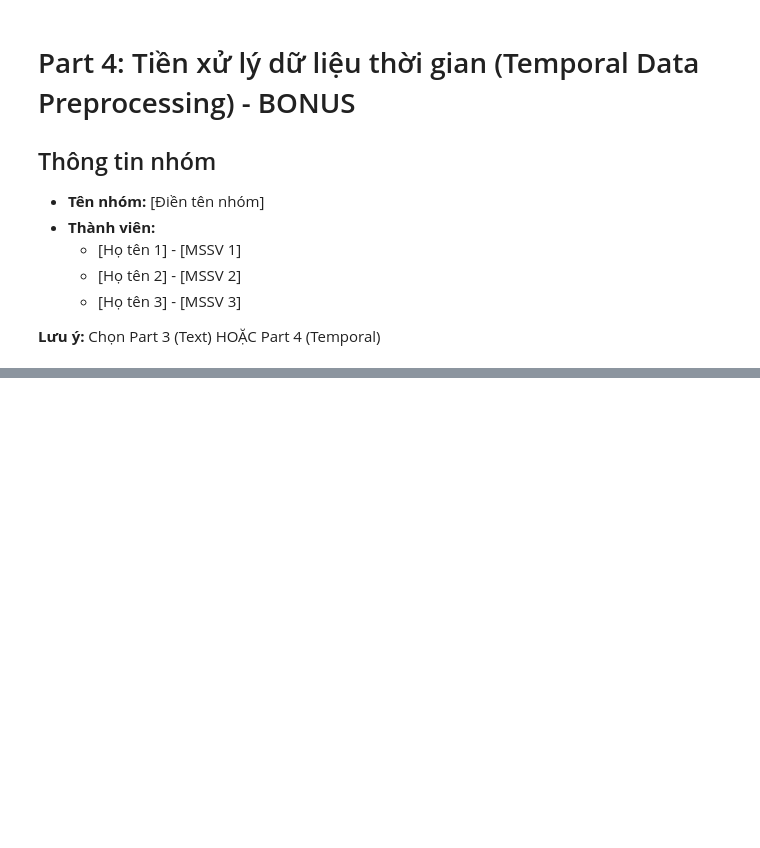
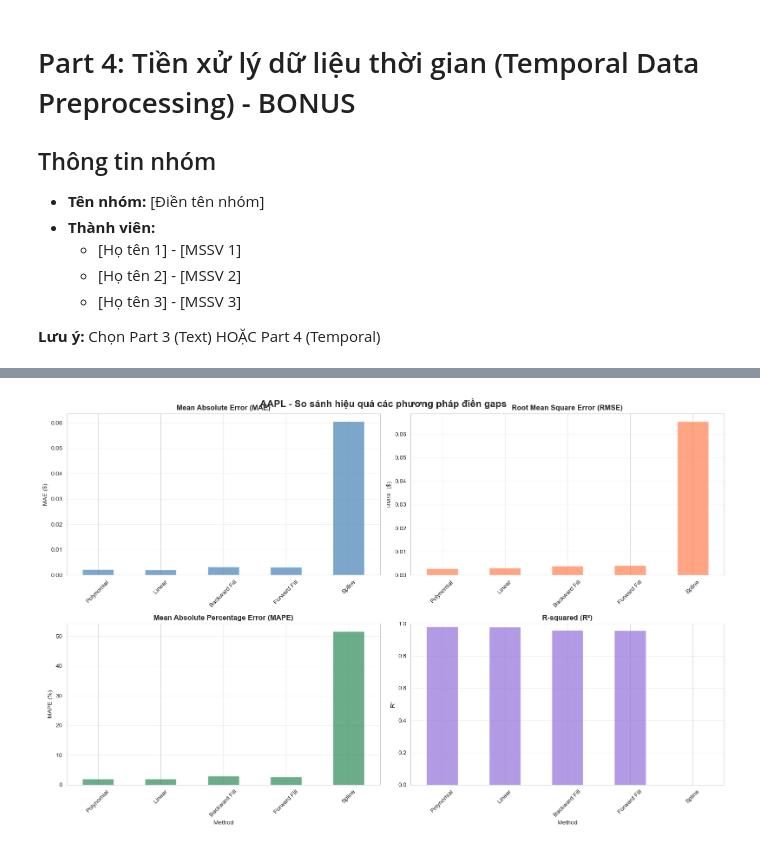
Before and after one commit to callmezuy/hcmus-data-mining--preprocessing, a Jupyter notebook: notebooks/04_temporal_preprocessing.ipynb, the cells around one changed output, grey strips where cells are left out. Drawn from its saved outputs; the diff is of its cells as text; code cells hidden in the pictures; blank space fills up the shorter version.

```diff
--- a/notebooks/04_temporal_preprocessing.ipynb
+++ b/notebooks/04_temporal_preprocessing.ipynb
@@ -158,0 +434,16 @@ print("Libraries loaded!")
+# %%
+# Bước 2: Tạo DataFrame với full date range để có gaps
+print("Tạo DataFrame với đầy đủ date range...")
+
+# Chỉ lấy cột Close để demo rõ ràng hơn
+aapl_close = aapl_df[['Close']].copy()
+
+# Reindex với tất cả các ngày
+aapl_with_gaps = aapl_close.reindex(date_range_all)
+
+print(f"Đã tạo DataFrame với {len(aapl_with_gaps):,} rows")
+print(f"Số giá trị missing: {aapl_with_gaps['Close'].isna().sum():,}")
+print(f"\nMẫu dữ liệu với gaps (cuối tuần):")
+# Hiển thị một tuần để thấy gaps
+sample_week = aapl_with_gaps['2022-01-03':'2022-01-09']
+display(sample_week)
@@ -158,0 +691,47 @@ print("Libraries loaded!")
+# %%
+# Visualization: So sánh metrics
+fig, axes = plt.subplots(2, 2, figsize=(16, 10))
+
+# 1. MAE
+results_df.plot(x='Method', y='MAE', kind='bar', ax=axes[0, 0],
+                color='steelblue', alpha=0.7, legend=False)
+axes[0, 0].set_title('Mean Absolute Error (MAE)', fontsize=12, fontweight='bold')
+axes[0, 0].set_ylabel('MAE ($)')
+axes[0, 0].set_xlabel('')
+axes[0, 0].tick_params(axis='x', rotation=45)
+axes[0, 0].grid(axis='y', alpha=0.3)
+
+# 2. RMSE
+results_df.plot(x='Method', y='RMSE', kind='bar', ax=axes[0, 1],
+                color='coral', alpha=0.7, legend=False)
+axes[0, 1].set_title('Root Mean Square Error (RMSE)', fontsize=12, fontweight='bold')
+axes[0, 1].set_ylabel('RMSE ($)')
+axes[0, 1].set_xlabel('')
+axes[0, 1].tick_params(axis='x', rotation=45)
+axes[0, 1].grid(axis='y', alpha=0.3)
+
+# 3. MAPE
+results_df.plot(x='Method', y='MAPE (%)', kind='bar', ax=axes[1, 0],
+                color='seagreen', alpha=0.7, legend=False)
+axes[1, 0].set_title('Mean Absolute Percentage Error (MAPE)', fontsize=12, fontweight='bold')
+axes[1, 0].set_ylabel('MAPE (%)')
+axes[1, 0].set_xlabel('Method')
+axes[1, 0].tick_params(axis='x', rotation=45)
+axes[1, 0].grid(axis='y', alpha=0.3)
+
+# 4. R²
+results_df.plot(x='Method', y='R²', kind='bar', ax=axes[1, 1],
+                color='mediumpurple', alpha=0.7, legend=False)
+axes[1, 1].set_title('R-squared (R²)', fontsize=12, fontweight='bold')
+axes[1, 1].set_ylabel('R²')
+axes[1, 1].set_xlabel('Method')
+axes[1, 1].set_ylim([0, 1])
+axes[1, 1].tick_params(axis='x', rotation=45)
+axes[1, 1].grid(axis='y', alpha=0.3)
+
+plt.tight_layout()
+plt.suptitle('AAPL - So sánh hiệu quả các phương pháp điền gaps',
+             fontsize=16, fontweight='bold', y=1.00)
+plt.show()
+# %% [output]
+[figure, added]
```
Also changed, not shown: parts of 48 cells of this notebook.
